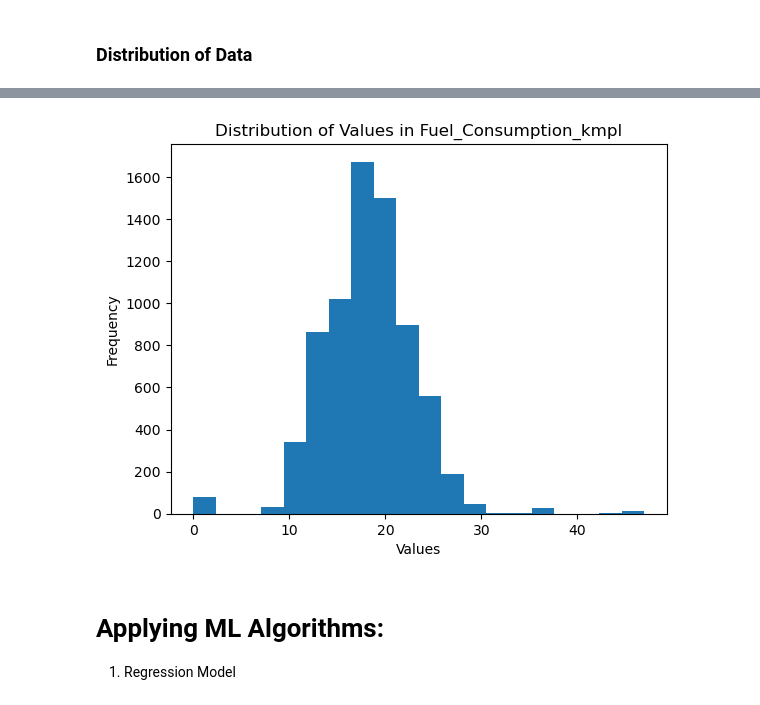
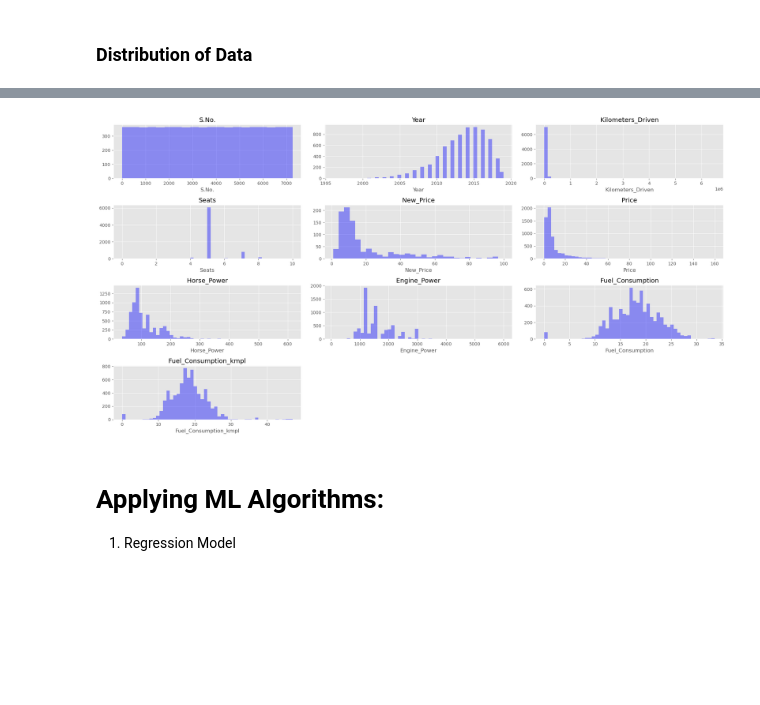
Before and after one commit to RasimBa/Used_Cars_Kaggle, a Jupyter notebook: Used_Cars_Kaggle.ipynb, the cells around one changed output, grey strips where cells are left out. Cells and saved outputs as stored; diff of their text form; code cells hidden in the pictures; blank space fills up the shorter version.

```diff
--- a/Used_Cars_Kaggle.ipynb
+++ b/Used_Cars_Kaggle.ipynb
@@ -287,11 +290,17 @@ plt.show()
-# %%
-plt.hist(used_cars['Fuel_Consumption_kmpl'], bins=20)
-plt.xlabel('Values')
-plt.ylabel('Frequency')
-plt.title('Distribution of Values in Fuel_Consumption_kmpl')
-plt.show()
-# %% [output]
-[figure, removed]
+# %%
+plt.style.use('ggplot')
+#select all quantitative columns for checking the spread
+numeric_columns = used_cars.select_dtypes(include=np.number).columns.tolist()
+plt.figure(figsize=(20,25))
+
+for i, variable in enumerate(numeric_columns):
+                     plt.subplot(10,3,i+1)
+
+                     sns.distplot(used_cars[variable],kde=False,color='blue')
+                     plt.tight_layout()
+                     plt.title(variable)
+# %% [output]
+[figure, added]
 # %% [markdown]
 # **Applying ML Algorithms:**
 1. Regression Model
```
Also changed, not shown: parts of 7 cells of this notebook.
